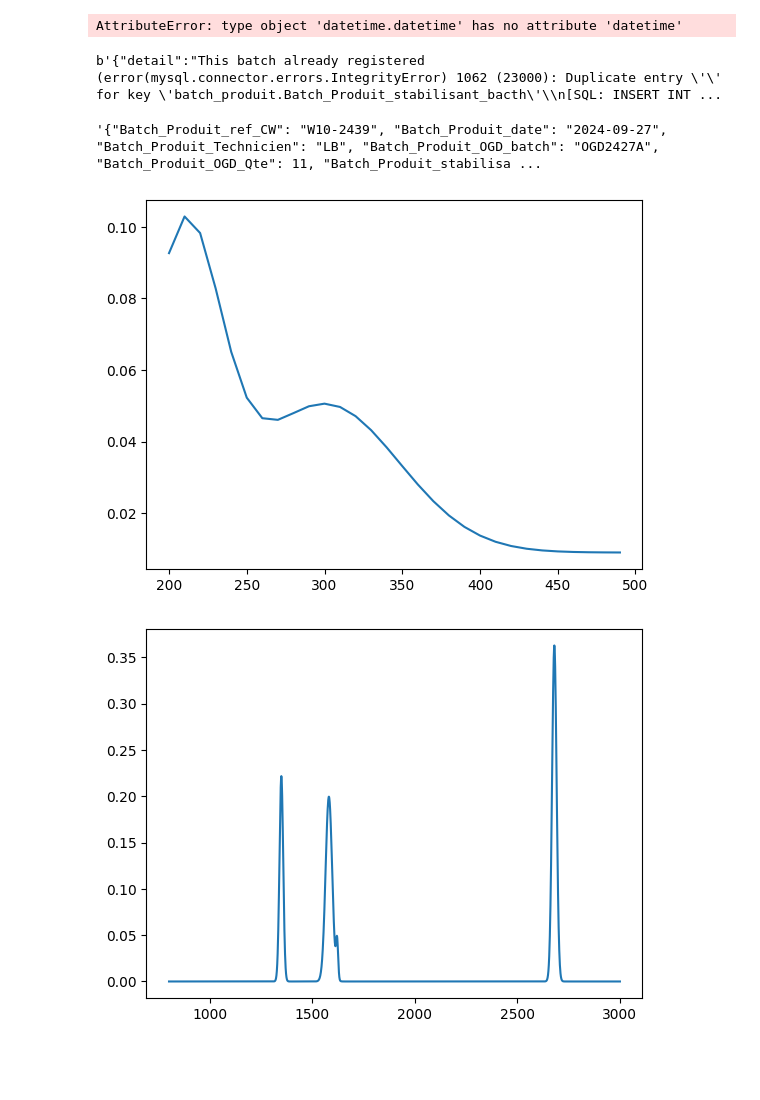
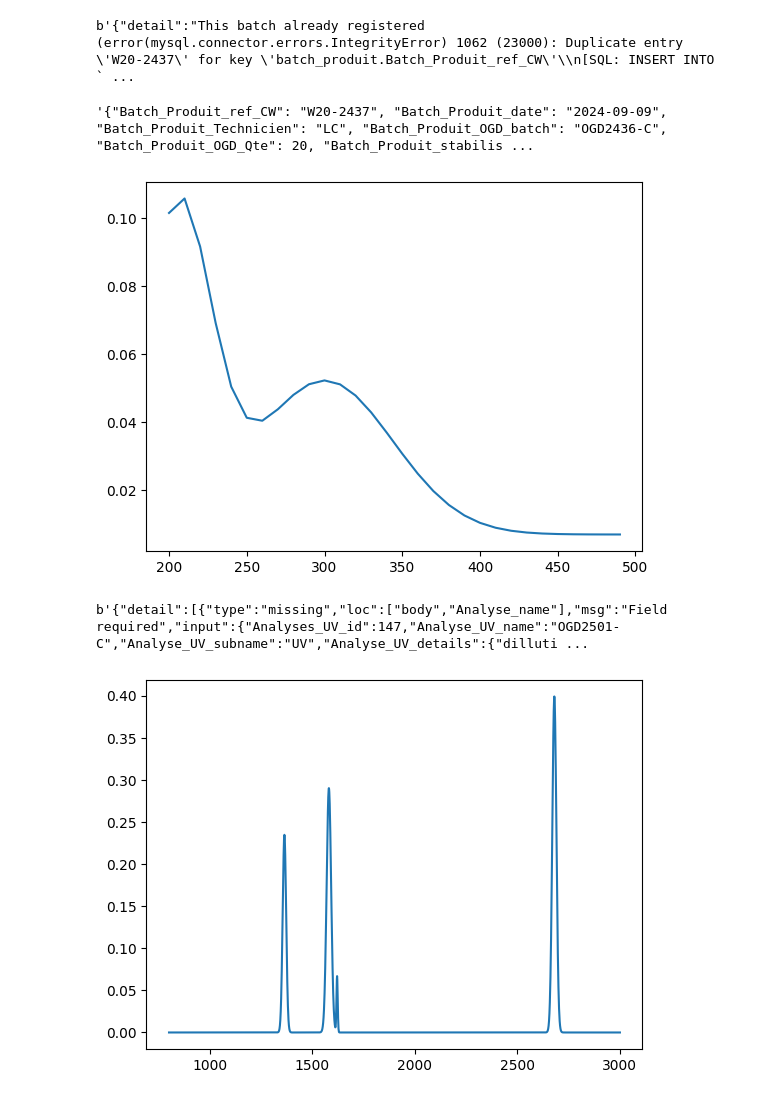
Before and after one commit to RCaz33/Digital_production-line, a Jupyter notebook: populate_db.ipynb, the cells around one changed output. Saved outputs shown, nothing was run; the diff lists cells and outputs as text; code cells hidden in the pictures; blank space fills up the shorter version.

Commit message:
update stock poduct/materiau/matieres --> dashboards produits

```diff
--- a/populate_db.ipynb
+++ b/populate_db.ipynb
@@ -269,7 +288,7 @@ list_OGD = [(a['Batch_OGD_name'],a['Batch_OGD_heure_fin']) for a in response.jso
 
 for i in range(20):
     batch_OGD = random.choice(list_OGD)
-    name = f"{random.choice(products)}-"+batch_OGD[1][2:4]+f"{datetime.datetime.strptime(batch_OGD[1][:10],"%Y-%m-%d").isocalendar()[1]:02}"
+    name = f"{random.choice(products)}-"+batch_OGD[1][2:4]+f"{datetime.strptime(batch_OGD[1][:10],"%Y-%m-%d").isocalendar()[1]:02}"
 
     data = {
         "Batch_Produit_ref_CW" :name,
@@ -279,23 +298,22 @@ for i in range(20):
         "Batch_Produit_OGD_Qte" :random.randint(10,20),
         "Batch_Produit_stabilisant_bacth" :"",
         "Batch_Produit_stabilisant_Qte" :random.randint(1,5),
+        "Batch_produit_stock" : random.randint(10,90)/10,
         "Batch_Produit_Analyses" :"",
     }
     url = 'http://127.0.0.1:8000/Produit/'
 
     response = requests.post(url,headers=headers,data=json.dumps(data))
-# %% [output]
-AttributeError: type object 'datetime.datetime' has no attribute 'datetime'
 # %%
 response = requests.post(url,headers=headers,data=json.dumps(data))
 
 response.content
 # %% [output]
-b'{"detail":"This batch already registered (error(mysql.connector.errors.IntegrityError) 1062 (23000): Duplicate entry \'\' for key \'batch_produit.Batch_Produit_stabilisant_bacth\'\\n[SQL: INSERT INT ...
+b'{"detail":"This batch already registered (error(mysql.connector.errors.IntegrityError) 1062 (23000): Duplicate entry \'W20-2437\' for key \'batch_produit.Batch_Produit_ref_CW\'\\n[SQL: INSERT INTO ` ...
 # %%
 json.dumps(data)
 # %% [output]
-'{"Batch_Produit_ref_CW": "W10-2439", "Batch_Produit_date": "2024-09-27", "Batch_Produit_Technicien": "LB", "Batch_Produit_OGD_batch": "OGD2427A", "Batch_Produit_OGD_Qte": 11, "Batch_Produit_stabilisa ...
+'{"Batch_Produit_ref_CW": "W20-2437", "Batch_Produit_date": "2024-09-09", "Batch_Produit_Technicien": "LC", "Batch_Produit_OGD_batch": "OGD2436-C", "Batch_Produit_OGD_Qte": 20, "Batch_Produit_stabilis ...
 # %%
 # make up some envoi
 import pandas as pd
@@ -392,15 +410,19 @@ curve = {str(x): y for x, y in zip(np.arange(200,500,10),make_curve())}
 for i, name in enumerate(OGDs):
 
     curve = {str(x): y for x, y in zip(np.arange(200,500,10),make_curve())}
-    data=dict({'Analyses_UV_id' : i,
-            'Analyse_UV_name' : name,
-            'Analyse_UV_subname' : 'UV',
-            'Analyse_UV_details' : {'dillution':f'1:{random.choice([5,10,20])}','centrifuge':random.choice([True,False])},
-            'Analyses_UV_data' :curve})
-    response = requests.post('http://127.0.0.1:8000/analyses_UV/', headers=headers,data=json.dumps(data))
+    data=dict({'Analyses_id' : i,
+            'Analyse_name' : name,
+            'Analyse_subname' : 'UV',
+            'Analyse_details' : {'dillution':f'1:{random.choice([5,10,20])}','centrifuge':random.choice([True,False])},
+            'Analyses_data' :curve})
+    response = requests.post('http://127.0.0.1:8000/analyses/', headers=headers,data=json.dumps(data))
     # break
 # %% [output]
-[figure, old version]
+[figure, new version]
+# %%
+response.content
+# %% [output]
+b'{"detail":[{"type":"missing","loc":["body","Analyse_name"],"msg":"Field required","input":{"Analyses_UV_id":147,"Analyse_UV_name":"OGD2501-C","Analyse_UV_subname":"UV","Analyse_UV_details":{"dilluti ...
 # %%
 # make up some raman analysis
 # %%
@@ -436,37 +458,37 @@ def generate_raman():
     padded_array2 = padded_array2.reshape(1, -1)  # Shape: (1, total_length)
     padded_array3 = padded_array3.reshape(1, -1)  # Shape: (1, total_length)
     padded_array4 = padded_array4.reshape(1, -1)  # Shape: (1, total_length)
 
     # Concatenate along axis=1 and transpose
     result = np.concatenate([padded_array1, padded_array2,padded_array3,padded_array4]).T
     return np.sum(result,axis=1)
 plt.plot(range(800,3001),generate_raman())
 
 
 
 # make up some UV analyse
 
     # get OGD batch names
 import requests
 headers = {
 'accept': 'application/json',
 'Content-Type': 'application/json'
 }
 response = requests.get('http://127.0.0.1:8000/OGD/', headers=headers)
 OGDs = [a['Batch_OGD_name'] for a in response.json()]
 
 curve = {str(x): y for x, y in zip(range(800,3001),generate_raman())}
 
     # populate db
 for i, name in enumerate(OGDs):
 
     curve = {str(x): y for x, y in zip(range(800,3001),generate_raman())}
-    data=dict({'Analyses_UV_id' : i,
-            'Analyse_UV_name' : name,
-            'Analyse_UV_subname' : 'RAMAN',
-            'Analyse_UV_details' : {'group1_nbr':'230','group1_indic1':'ex D/G','group1_indic2':'ex G/2D','group2_indiv':'30','group2_indic1':'ex D/G','group2_indic2':'ex G/2D'},
-            'Analyses_UV_data' :curve})
-    response = requests.post('http://127.0.0.1:8000/analyses_UV/', headers=headers,data=json.dumps(data))
+    data=dict({'Analyses_id' : i,
+            'Analyse_name' : name,
+            'Analyse_subname' : 'RAMAN',
+            'Analyse_details' : {'group1_nbr':'230','group1_indic1':'ex D/G','group1_indic2':'ex G/2D','group2_indiv':'30','group2_indic1':'ex D/G','group2_indic2':'ex G/2D'},
+            'Analyses_data' :curve})
+    response = requests.post('http://127.0.0.1:8000/analyses/', headers=headers,data=json.dumps(data))
     # break
 # %% [output]
-[figure, old version]
+[figure, new version]
```
Also changed, not shown: parts of 4 cells of this notebook, 35 other files.
